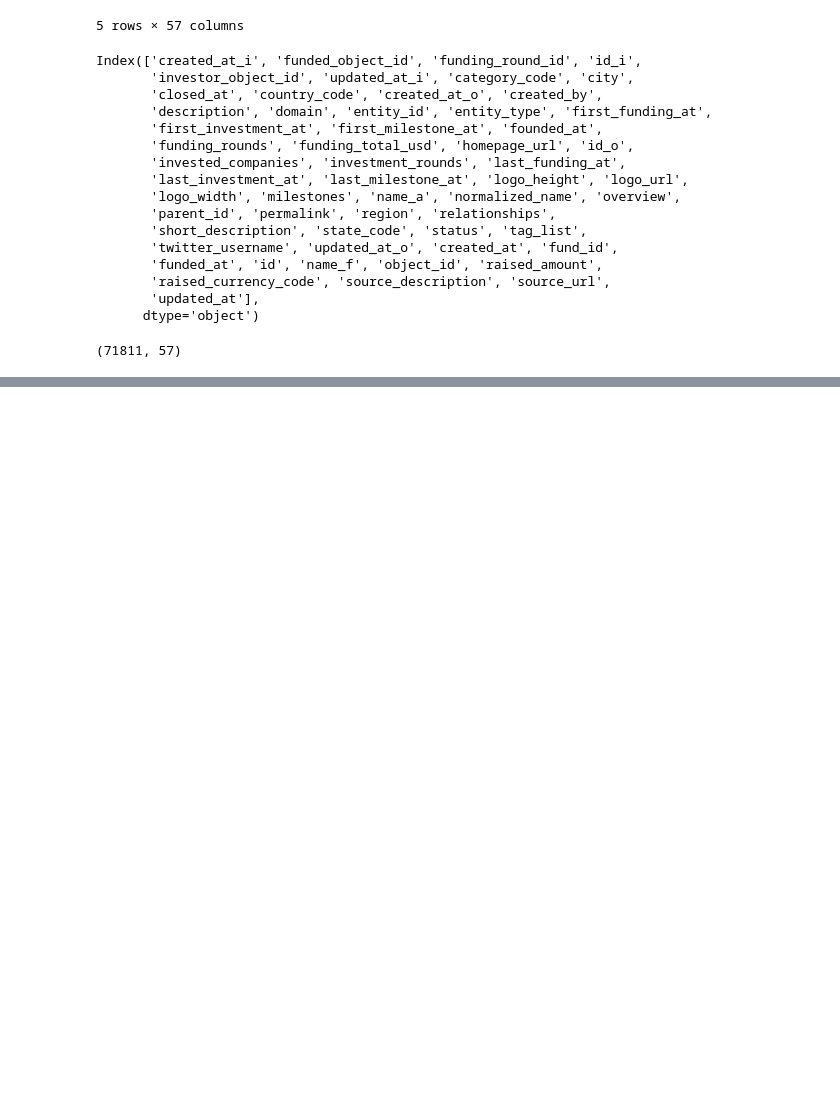
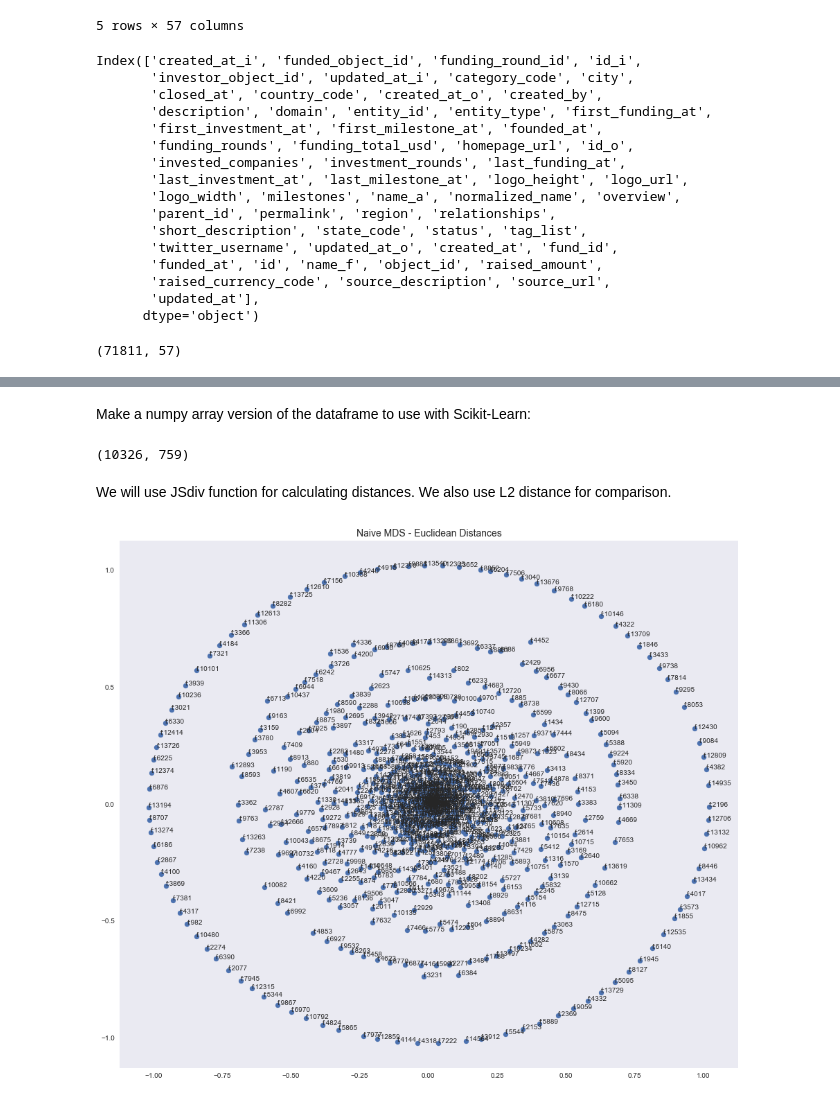
Before and after one commit to berkeley-stat159-f17/project-3-p2-mo-ma-ne, a Jupyter notebook: investors.ipynb, the cells around one changed output, grey strips where cells are left out. Saved outputs shown, nothing was run; the diff lists cells and outputs as text; code cells hidden in the pictures; blank space fills up the shorter version.

Commit message:
MDS of investor data

```diff
--- a/investors.ipynb
+++ b/investors.ipynb
@@ -143,0 +148,2 @@ a.set_xticklabels(allData_melted.investor_object_id, rotation=90);
+# %%
+d = dict(zip(investors, f))
@@ -143,0 +241,15 @@ a.set_xticklabels(allData_melted.investor_object_id, rotation=90);
+# %%
+def fit_MDS_2D(distances):
+    # A simple MDS embedding plot:
+    mds = MDS(n_components=2, dissimilarity='precomputed',random_state=123)
+    #fit based on computed Euclidean distances
+    mds_fit = mds.fit(distances)
+    #get 2D Euclidean points of presidents
+    points = mds_fit.embedding_
+    return points
+# %%
+# normalize distance matrix to represent the probability of investing in a
+# given company for a given investor
+column_sums = cmat.sum(axis = 0).values
+norm = cmat / column_sums
+norm.head()
@@ -143,0 +264,9 @@ a.set_xticklabels(allData_melted.investor_object_id, rotation=90);
+# %% [markdown]
+Make a numpy array version of the dataframe to use with Scikit-Learn:
+# %%
+norm = np.array(norm)
+norm.shape
+# %% [output]
+(10326, 759)
+# %% [markdown]
+We will use JSdiv function for calculating distances. We also use L2 distance for comparison.
@@ -143,0 +296,37 @@ a.set_xticklabels(allData_melted.investor_object_id, rotation=90);
+# %%
+#Intialize empty matrix of JSdiv of points
+JSd_dists = np.zeros(shape = (norm.shape[1], norm.shape[1]))
+#Intialize empty matrix of Euclidean distances
+euc_dists = np.zeros(shape = (norm.shape[1], norm.shape[1]))
+#loop through columns
+for i in range(norm.shape[1]):
+    #catch first column to compare
+    cur_col = norm[:, i]
+    #loop through remaining columns
+    for j in range(i, norm.shape[1], 1):
+        #catch second column to compare
+        comp_col = norm[:, j]
+
+        #compute JSdiv
+        JSd_dist = JSdiv(cur_col, comp_col)
+        JSd_dists[i, j] = JSd_dist
+
+        #compute Euclidean Distance
+        euc_dist = distance.euclidean(cur_col, comp_col)
+        euc_dists[i, j] = euc_dist
+
+        #the matrices are symmetric, saves runntime to do this
+        if (i != j):
+            JSd_dists[j, i] = JSd_dist
+            euc_dists[j, i] = euc_dist
+
+# Fit with MDS
+points_euclidean = fit_MDS_2D(euc_dists)
+
+# Create scatter plot of projected points based on Euclidean Distances
+simple_scatterplot(points_euclidean[:,0],points_euclidean[:,1],
+                   "Naive MDS - Euclidean Distances",
+                   investors
+                  );
+# %% [output]
+[figure, added]
```
Also changed, not shown: parts of 32 cells of this notebook, 2 other files.
